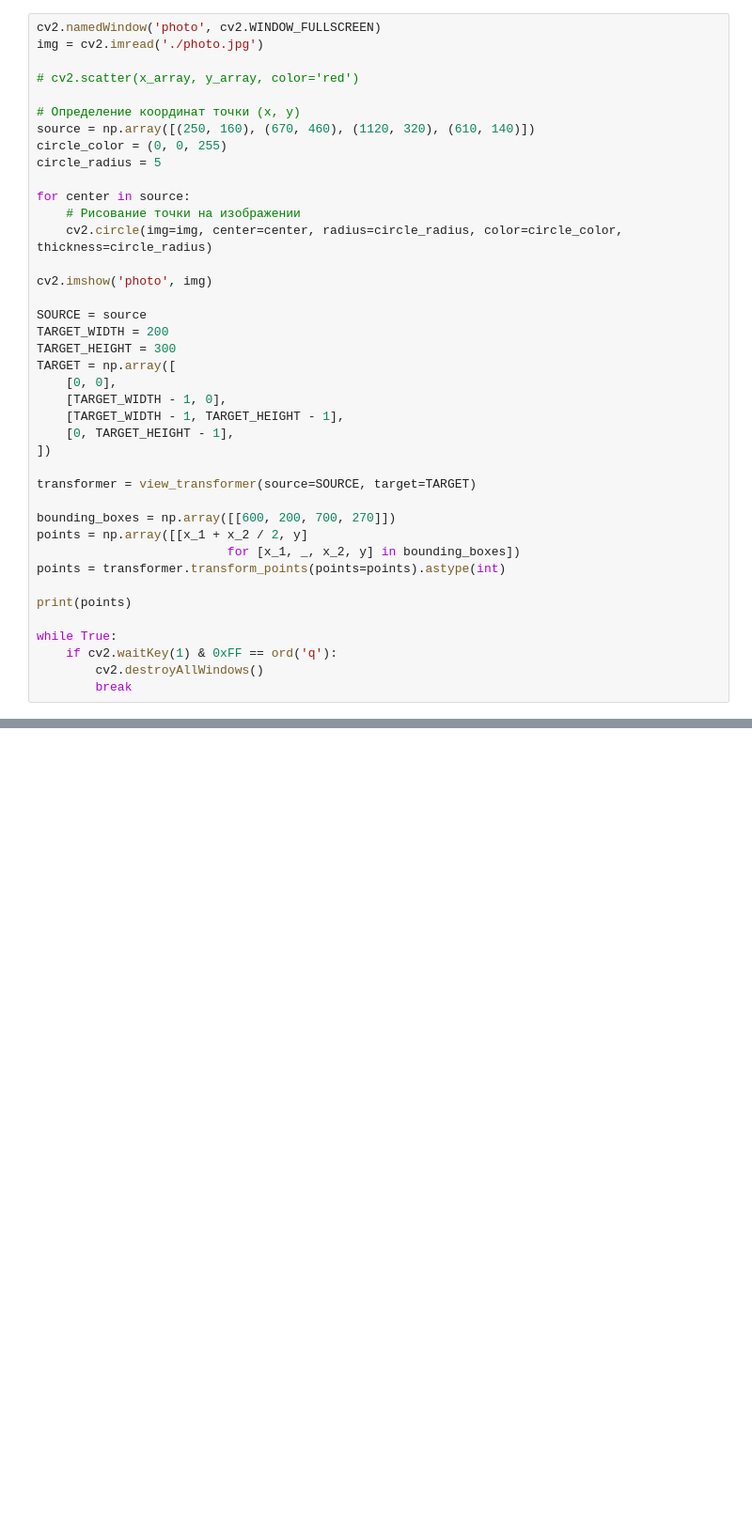
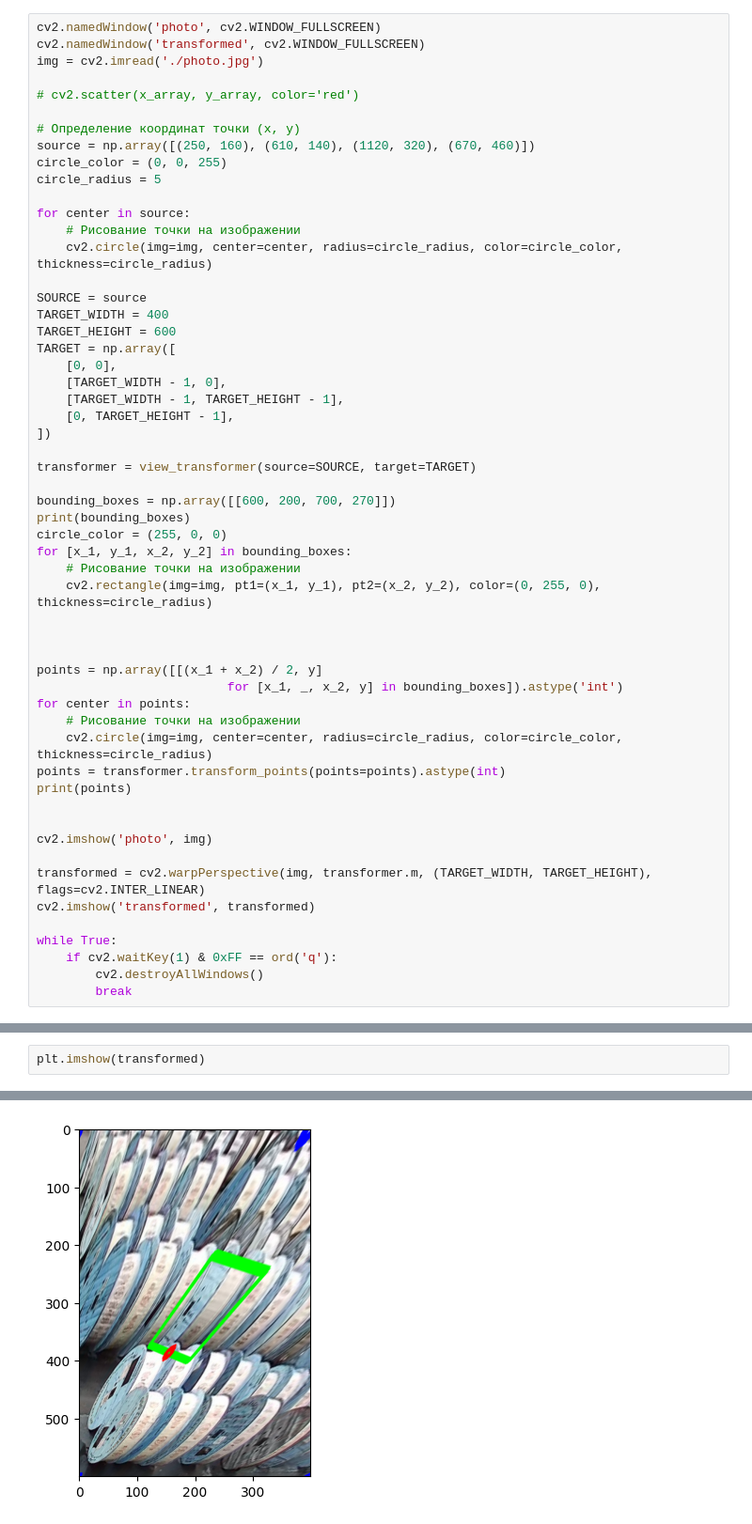
Before and after one commit to dr1nkz/frigate_monitoring, a Jupyter notebook: mqtt/speed_estimation/perspective.ipynb, the cells around one changed output, grey strips where cells are left out. Shown at 94% size. Drawn from its saved outputs; the diff is of its cells as text; blank space fills up the shorter version.

Commit message:
perspective transforms testing

```diff
--- a/mqtt/speed_estimation/perspective.ipynb
+++ b/mqtt/speed_estimation/perspective.ipynb
@@ -5,12 +5,13 @@ import numpy as np
 from view_transformer import view_transformer
 # %%
 cv2.namedWindow('photo', cv2.WINDOW_FULLSCREEN)
+cv2.namedWindow('transformed', cv2.WINDOW_FULLSCREEN)
 img = cv2.imread('./photo.jpg')
 
 # cv2.scatter(x_array, y_array, color='red')
 
 # Определение координат точки (x, y)
-source = np.array([(250, 160), (670, 460), (1120, 320), (610, 140)])
+source = np.array([(250, 160), (610, 140), (1120, 320), (670, 460)])
 circle_color = (0, 0, 255)
 circle_radius = 5
 
@@ -18,11 +19,9 @@ for center in source:
     # Рисование точки на изображении
     cv2.circle(img=img, center=center, radius=circle_radius, color=circle_color, thickness=circle_radius)
 
-cv2.imshow('photo', img)
-
 SOURCE = source
-TARGET_WIDTH = 200
-TARGET_HEIGHT = 300
+TARGET_WIDTH = 400
+TARGET_HEIGHT = 600
 TARGET = np.array([
     [0, 0],
     [TARGET_WIDTH - 1, 0],
@@ -33,11 +32,27 @@ TARGET = np.array([
 transformer = view_transformer(source=SOURCE, target=TARGET)
 
 bounding_boxes = np.array([[600, 200, 700, 270]])
-points = np.array([[x_1 + x_2 / 2, y]
-                          for [x_1, _, x_2, y] in bounding_boxes])
+print(bounding_boxes)
+circle_color = (255, 0, 0)
+for [x_1, y_1, x_2, y_2] in bounding_boxes:
+    # Рисование точки на изображении
+    cv2.rectangle(img=img, pt1=(x_1, y_1), pt2=(x_2, y_2), color=(0, 255, 0), thickness=circle_radius)
+
+
+
+points = np.array([[(x_1 + x_2) / 2, y]
+                          for [x_1, _, x_2, y] in bounding_boxes]).astype('int')
+for center in points:
+    # Рисование точки на изображении
+    cv2.circle(img=img, center=center, radius=circle_radius, color=circle_color, thickness=circle_radius)
 points = transformer.transform_points(points=points).astype(int)
+print(points)
 
-print(points)
+
+cv2.imshow('photo', img)
+
+transformed = cv2.warpPerspective(img, transformer.m, (TARGET_WIDTH, TARGET_HEIGHT), flags=cv2.INTER_LINEAR)
+cv2.imshow('transformed', transformed)
 
 while True:
     if cv2.waitKey(1) & 0xFF == ord('q'):
@@ -47,0 +69,3 @@ while True:
+# %%
+plt.imshow(transformed)
+# %% [output]
@@ -47,0 +73 @@ while True:
+[figure, added]
```
Also changed, not shown: parts of 4 cells of this notebook.
